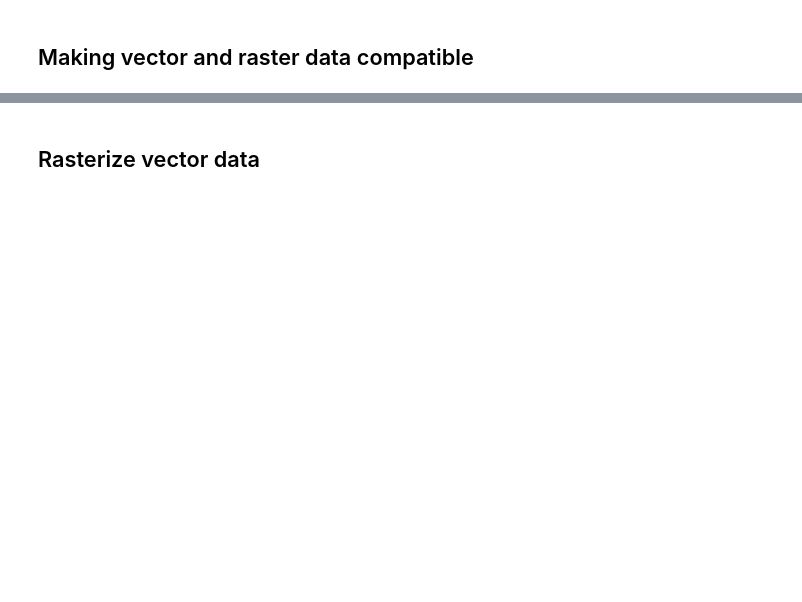
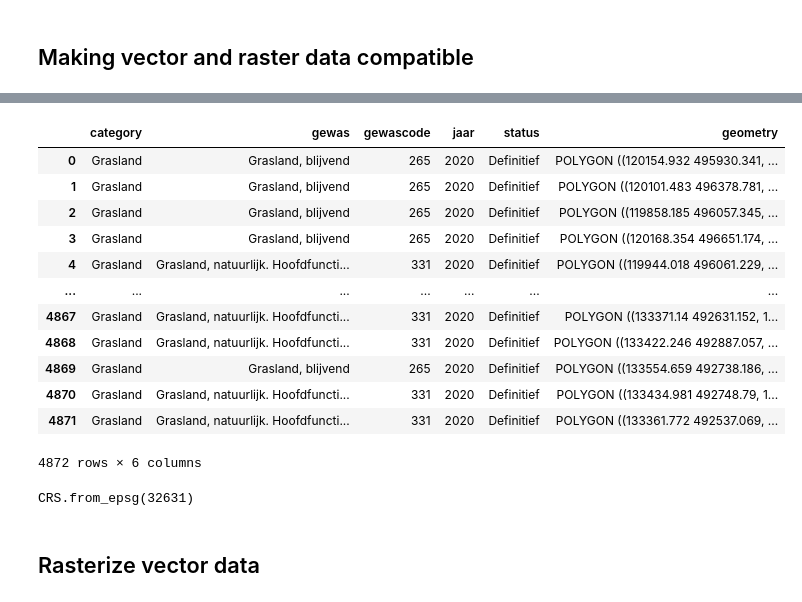
Before and after one commit to bhawiyuga/workshop-python-geospatial, a Jupyter notebook: zonal-statistics.ipynb, the cells around one changed output, grey strips where cells are left out. Drawn from its saved outputs; the diff is of its cells as text; code cells hidden in the pictures; blank space fills up the shorter version.

```diff
--- a/zonal-statistics.ipynb
+++ b/zonal-statistics.ipynb
@@ -16,0 +41,20 @@
+# %%
+fields
+# %% [output]
+|  | category | gewas | gewascode | jaar | status | geometry |
+| 0 | Grasland | Grasland, blijvend | 265 | 2020 | Definitief | POLYGON ((120154.932 495930.341, ... |
+| 1 | Grasland | Grasland, blijvend | 265 | 2020 | Definitief | POLYGON ((120101.483 496378.781, ... |
+| 2 | Grasland | Grasland, blijvend | 265 | 2020 | Definitief | POLYGON ((119858.185 496057.345, ... |
+| 3 | Grasland | Grasland, blijvend | 265 | 2020 | Definitief | POLYGON ((120168.354 496651.174, ... |
+| 4 | Grasland | Grasland, natuurlijk. Hoofdfuncti... | 331 | 2020 | Definitief | POLYGON ((119944.018 496061.229, ... |
+| ... | ... | ... | ... | ... | ... | ... |
+| 4867 | Grasland | Grasland, natuurlijk. Hoofdfuncti... | 331 | 2020 | Definitief | POLYGON ((133371.14 492631.152, 1... |
+| 4868 | Grasland | Grasland, natuurlijk. Hoofdfuncti... | 331 | 2020 | Definitief | POLYGON ((133422.246 492887.057, ... |
+| 4869 | Grasland | Grasland, blijvend | 265 | 2020 | Definitief | POLYGON ((133554.659 492738.186, ... |
+| 4870 | Grasland | Grasland, natuurlijk. Hoofdfuncti... | 331 | 2020 | Definitief | POLYGON ((133434.981 492748.79, 1... |
+| 4871 | Grasland | Grasland, natuurlijk. Hoofdfuncti... | 331 | 2020 | Definitief | POLYGON ((133361.772 492537.069, ... |
+4872 rows × 6 columns
+# %%
+ndvi.rio.crs
+# %% [output]
+CRS.from_epsg(32631)
```
Also changed, not shown: parts of 17 cells of this notebook, 1 other file.
